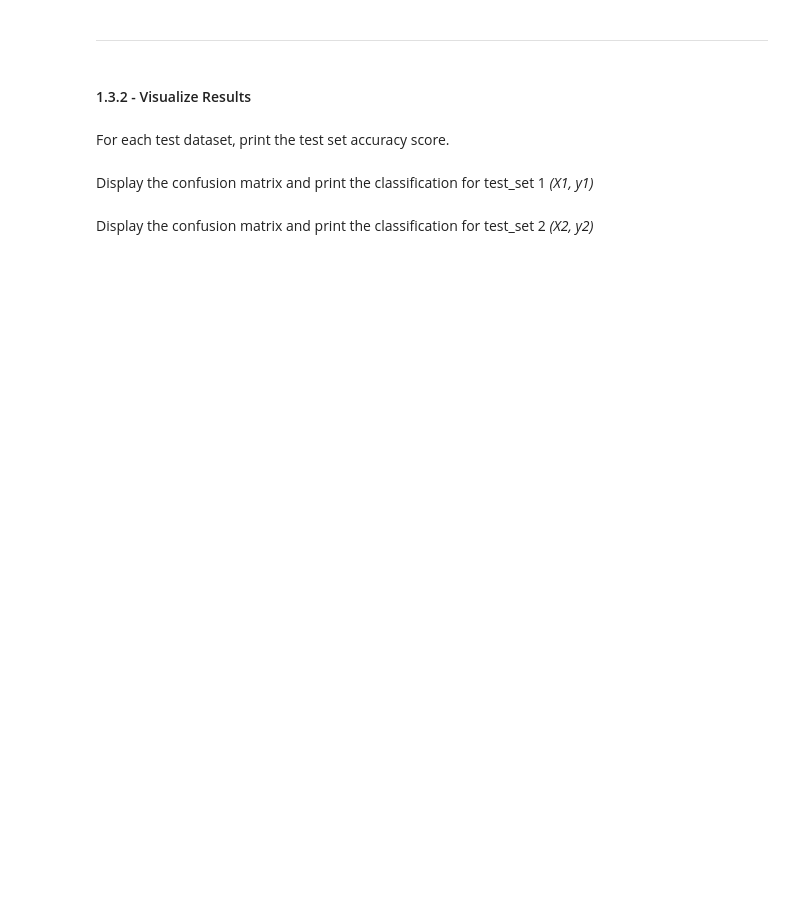
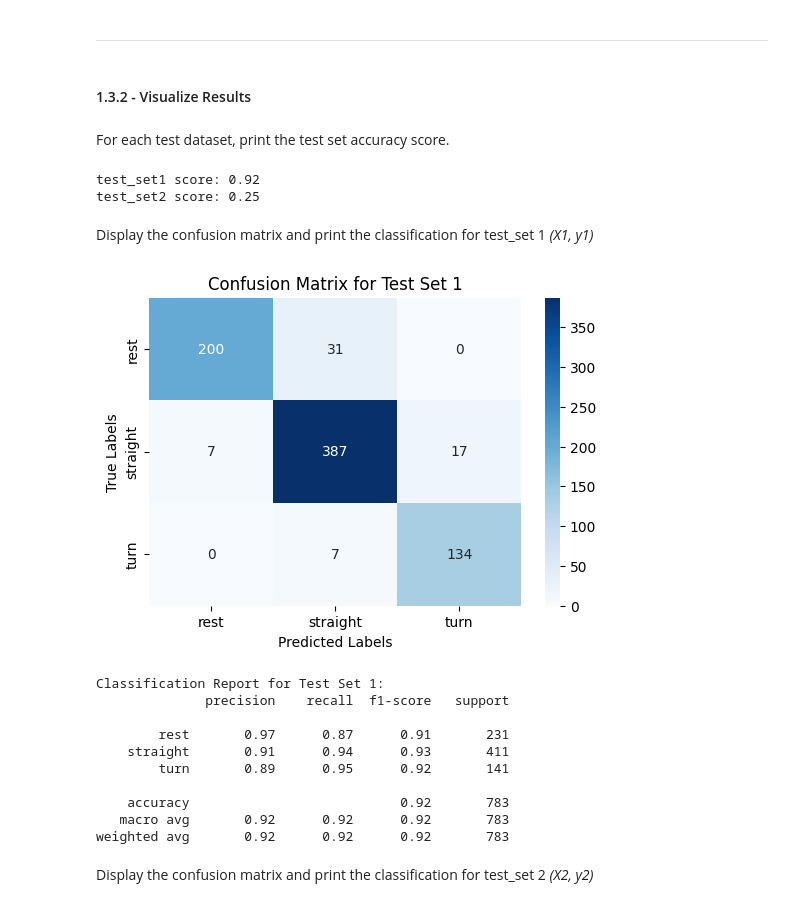
Before and after one commit to hanifbhuian/ENGG680_Fall24_Assignment4, a Jupyter notebook: Assignment 4.ipynb, the cells around one changed output. Saved outputs shown, nothing was run; the diff lists cells and outputs as text; code cells hidden in the pictures; blank space fills up the shorter version.

```diff
--- a/Assignment 4.ipynb
+++ b/Assignment 4.ipynb
@@ -290,6 +290,8 @@ The test_sets must be seperated into features (Xs) and targets (ys).
 # %%
 # TODO - Load the target vector from test_set1 into y1, and all features from test_set1 into X1
 # (1 marks)
-# y1 =
-# X1 =
+y1 = test_set1['motion_state']  # Target vector
+X1 = test_set1.drop('motion_state', axis=1)  # Features
+
+# Display the first two rows of the features
 X1.head(2)
@@ -308,7 +320,15 @@ For each test dataset, print the test set accuracy score.
 # TODO - Print test score accuracies for test_set1 and test_set2
 # (1 marks)
 
-#print("test_set1 score: {:.2f}".format(???))
-#print("test_set2 score: {:.2f}".format(???))
+# Predict on test_set1 and test_set2
+test_set1_score = grid.best_estimator_.score(X1, y1)
+test_set2_score = grid.best_estimator_.score(X2, y2)
+
+# Print the test scores
+print("test_set1 score: {:.2f}".format(test_set1_score))
+print("test_set2 score: {:.2f}".format(test_set2_score))
+# %% [output]
+test_set1 score: 0.92
+test_set2 score: 0.25
 # %% [markdown]
 Display the confusion matrix and print the classification for test_set 1 *(X1, y1)*
@@ -318,2 +335,33 @@ Display the confusion matrix and print the classification for test_set 1 *(X1, y
+# %%
+# TODO - Display confusion matrix and print classification report for (X1, y1)
+# (1 marks)
+
+# Generate predictions for test_set1
+y1_pred = grid.best_estimator_.predict(X1)
+
+# Display confusion matrix
+conf_matrix = confusion_matrix(y1, y1_pred)
+plt.figure(figsize=(6, 4))
+sns.heatmap(conf_matrix, annot=True, fmt='d', cmap='Blues', xticklabels=['rest', 'straight', 'turn'], yticklabels=['rest', 'straight', 'turn'])
+plt.title("Confusion Matrix for Test Set 1")
+plt.xlabel("Predicted Labels")
+plt.ylabel("True Labels")
+plt.show()
+
+# Print classification report
+print("Classification Report for Test Set 1:")
+print(classification_report(y1, y1_pred))
+# %% [output]
+[figure, added]
+Classification Report for Test Set 1:
+              precision    recall  f1-score   support
+
+        rest       0.97      0.87      0.91       231
+    straight       0.91      0.94      0.93       411
+        turn       0.89      0.95      0.92       141
+
+    accuracy                           0.92       783
+   macro avg       0.92      0.92      0.92       783
+weighted avg       0.92      0.92      0.92       783
 # %% [markdown]
 Display the confusion matrix and print the classification for test_set 2 *(X2, y2)*
```
Also changed, not shown: parts of 7 cells of this notebook.
